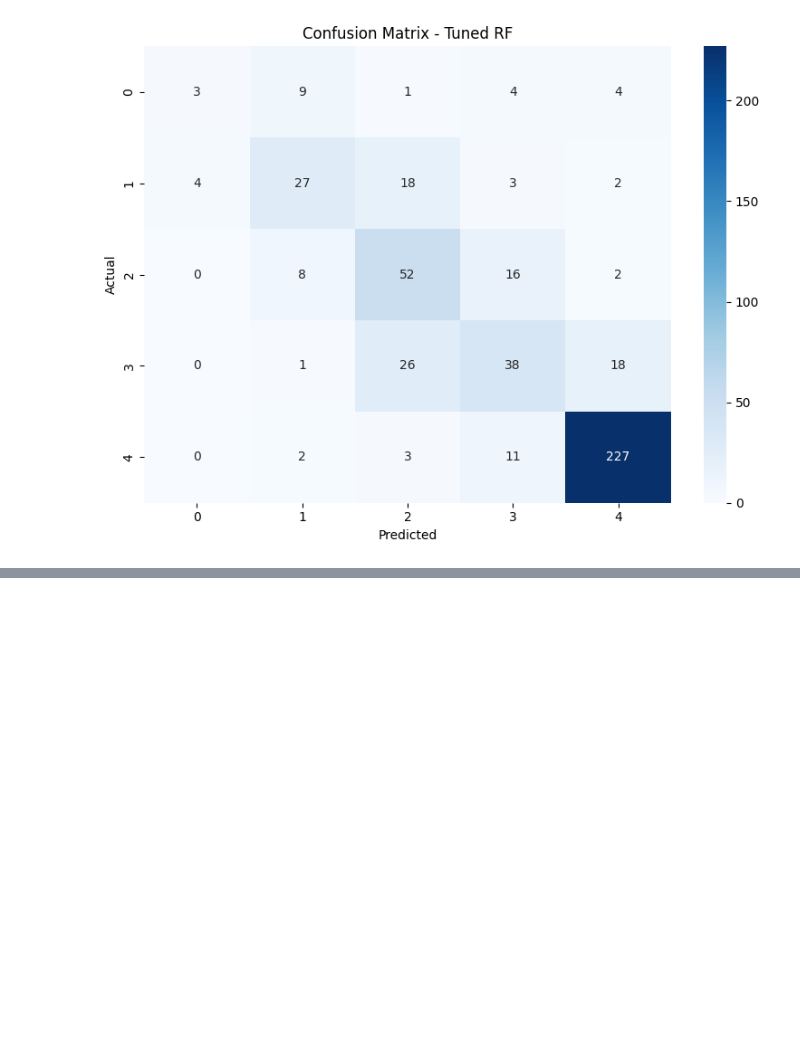
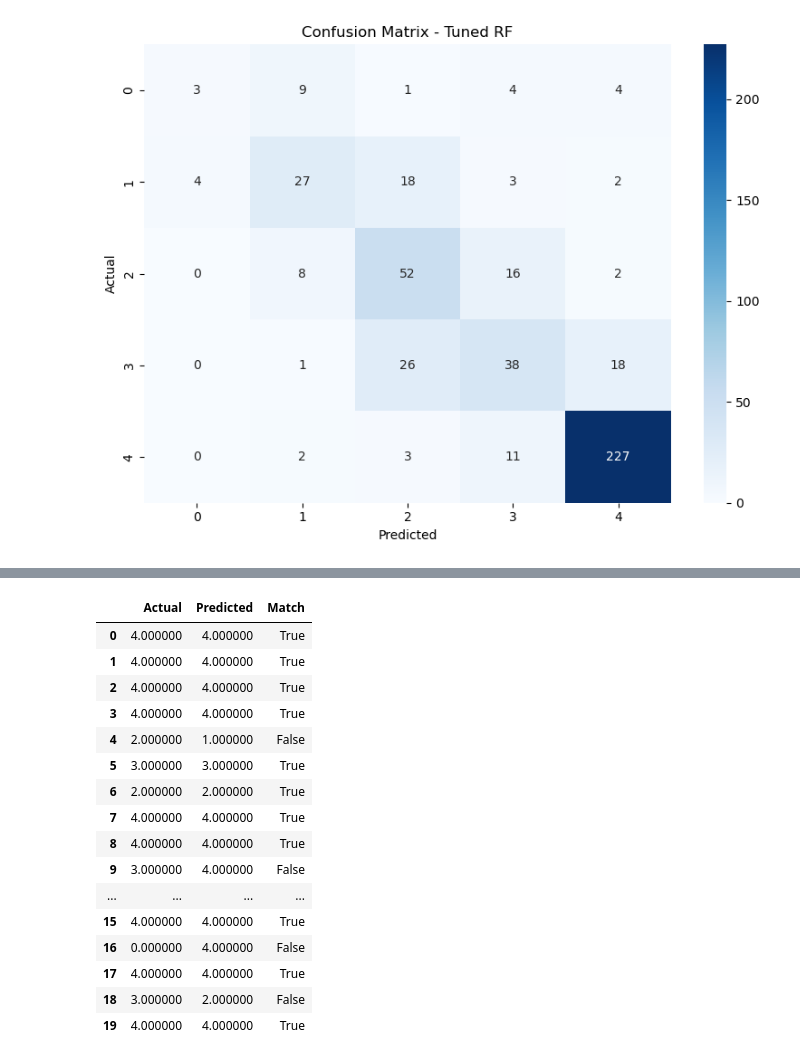
Before and after one commit to badtzmaruu/MLG382, a Jupyter notebook: source/RandomForestTrain.ipynb, the cells around one changed output, grey strips where cells are left out. Saved outputs shown, nothing was run; the diff lists cells and outputs as text; code cells hidden in the pictures; blank space fills up the shorter version.

```diff
--- a/source/RandomForestTrain.ipynb
+++ b/source/RandomForestTrain.ipynb
@@ -40,38 +40,33 @@ grid_search.fit(X_train, y_train)
 
 # Step 4: Picking best model from tuning
 best_rf = grid_search.best_estimator_
-tuned_preds = best_rf.predict(X_test)
+
+#Step 6: Save the model as pkl file in artifacts
+with open("../artifacts/randomforest_model.pkl", "wb") as file:
+    pickle.dump(best_rf, file)
+
+#Step 5: Predictions
+predictions = best_rf.predict(X_test)
 
 # Step 5: Evaluation
-print("Best Parameters:", grid_search.best_params_)
-print("Accuracy:", accuracy_score(y_test, tuned_preds))
-print("\nClassification Report:\n", classification_report(y_test, tuned_preds))
+print("Accuracy:", accuracy_score(y_test, predictions))
+print("\nClassification Report:\n", classification_report(y_test, predictions, target_names=["A", "B", "C", "D", "F"]))
 
 #Confusion matrix
 plt.figure(figsize=(8,6))
-sns.heatmap(confusion_matrix(y_test, tuned_preds), annot=True, fmt='d', cmap='Blues')
+sns.heatmap(confusion_matrix(y_test, predictions), annot=True, fmt='d', cmap='Blues')
 plt.title('Confusion Matrix - Tuned RF')
 plt.xlabel('Predicted')
 plt.ylabel('Actual')
 plt.tight_layout()
 plt.show()
 
-#Step 6: Save the model as pkl file in artifacts
-with open("../artifacts/randomforest_model.pkl", "wb") as file:
-    pickle.dump(best_rf, file)
-
-#Step 7: Save predictions to CSV
-comparison_df = X_test.copy()
-comparison_df["Actual_GradeClass"] = y_test.values
-comparison_df["Predicted_GradeClass"] = tuned_preds
-
 #Step 8: Show and save the prediction table
-
 try:
     from IPython.display import display
 
     # Prepare DataFrame for display
-    comparison_df = pd.DataFrame({"Actual": y_test.values,"Predicted": tuned_preds})
+    comparison_df = pd.DataFrame({"Actual": y_test.values,"Predicted": predictions})
     comparison_df["Match"] = comparison_df["Actual"] == comparison_df["Predicted"]
 
     def highlight_false_text(row):
@@ -90,6 +85,40 @@ except Exception as e:
     print("\n First 20 Predictions:")
     print(comparison_df.head(20).to_string(index=False))
 
-comparison_df.to_csv("../artifacts/randomforest_prediction.csv", index=False)
+#Step 7: Save predictions to CSV
+comparison_df = X_test.copy()
+comparison_df["Actual_GradeClass"] = y_test.values
+comparison_df["Predicted_GradeClass"] = predictions
+comparison_df.to_csv("../data/randomforest_prediction.csv", index=False)
+
+#Prediction function for the given input test
+def predict_student_grade(input_string):
+    columns = ["Age", "Gender", "Ethnicity", "ParentalEducation", "StudyTimeWeekly", "Absences", "Tutoring", "ParentalSupport", "Extracurricular","Sports", "Music", "Volunteering"]
+
+    # Convert input string into a list
+    input_data = input_string.split(",")
+
+    # Automatically remove the first value (StudentID) and last two values (GPA & GradeClass)
+    input_data = input_data[1:-2] # Removes 1 from start and last 2 items
+
+    # Create DataFrame from input
+    df_input = pd.DataFrame([input_data], columns=columns)
+    df_input = df_input.apply(pd.to_numeric, errors='ignore')  # Cast numerics properly
+
+    # Predict using the loaded model
+    prediction = best_rf.predict(df_input)
+
+    #Mapping numeric class baack to the letter grade
+    grade_map = {0: "A", 1: "B", 2: "C", 3: "D", 4: "F"}
+
+    predicted_grade = grade_map[prediction[0]]
+
+    return predicted_grade
+
+#Example testing input from the csv file
+student_input = "1001,17,1,0,2,19.833722807854713,7,1,2,0,0,1,0,2.929195591667681,2.0"
+
+#Print predicted grade
+print(f"Predicted Grade: {predict_student_grade(student_input)} ,for given student input")
 # %% [output]
 Fitting 5 folds for each of 72 candidates, totalling 360 fits
@@ -128,0 +141,17 @@ First 20 Predictions:
+|  | Actual | Predicted | Match |
+| 0 | 4.000000 | 4.000000 | True |
+| 1 | 4.000000 | 4.000000 | True |
+| 2 | 4.000000 | 4.000000 | True |
+| 3 | 4.000000 | 4.000000 | True |
+| 4 | 2.000000 | 1.000000 | False |
+| 5 | 3.000000 | 3.000000 | True |
+| 6 | 2.000000 | 2.000000 | True |
+| 7 | 4.000000 | 4.000000 | True |
+| 8 | 4.000000 | 4.000000 | True |
+| 9 | 3.000000 | 4.000000 | False |
+| ... | ... | ... | ... |
+| 15 | 4.000000 | 4.000000 | True |
+| 16 | 0.000000 | 4.000000 | False |
+| 17 | 4.000000 | 4.000000 | True |
+| 18 | 3.000000 | 2.000000 | False |
+| 19 | 4.000000 | 4.000000 | True |
```
Also changed, not shown: parts of 1 cell of this notebook, 57 other files.
